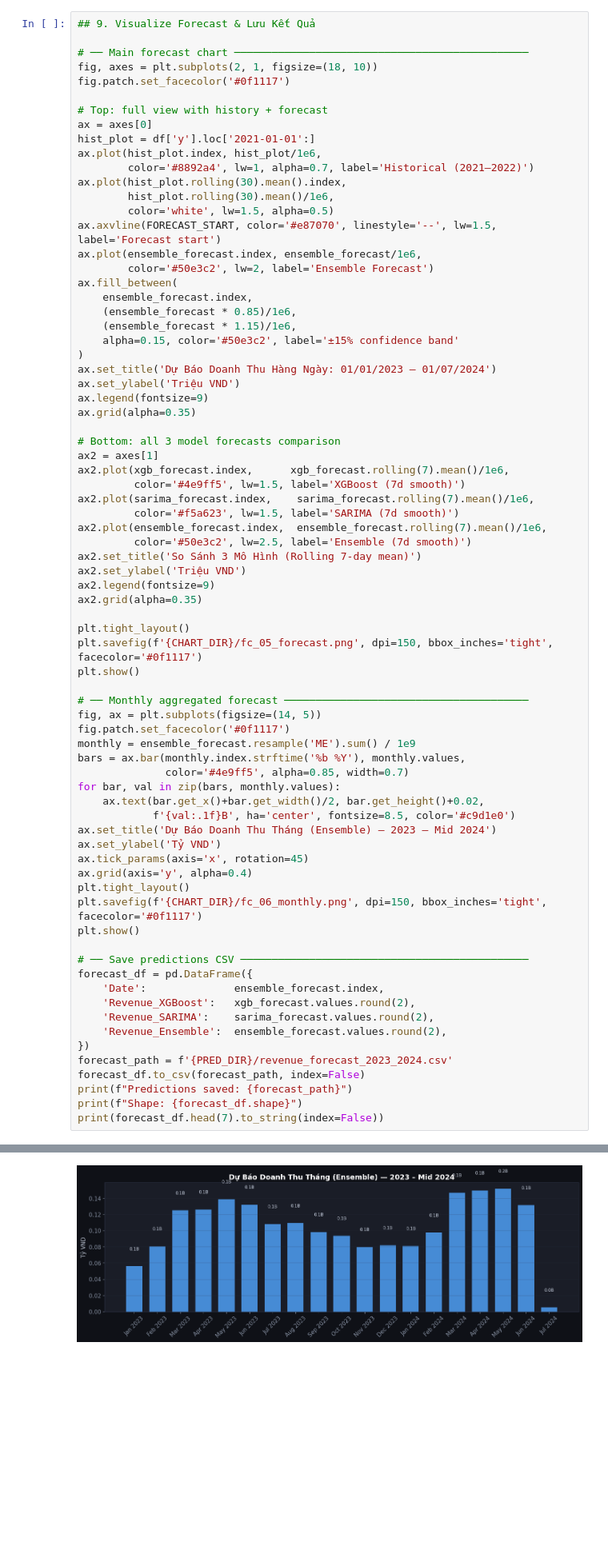
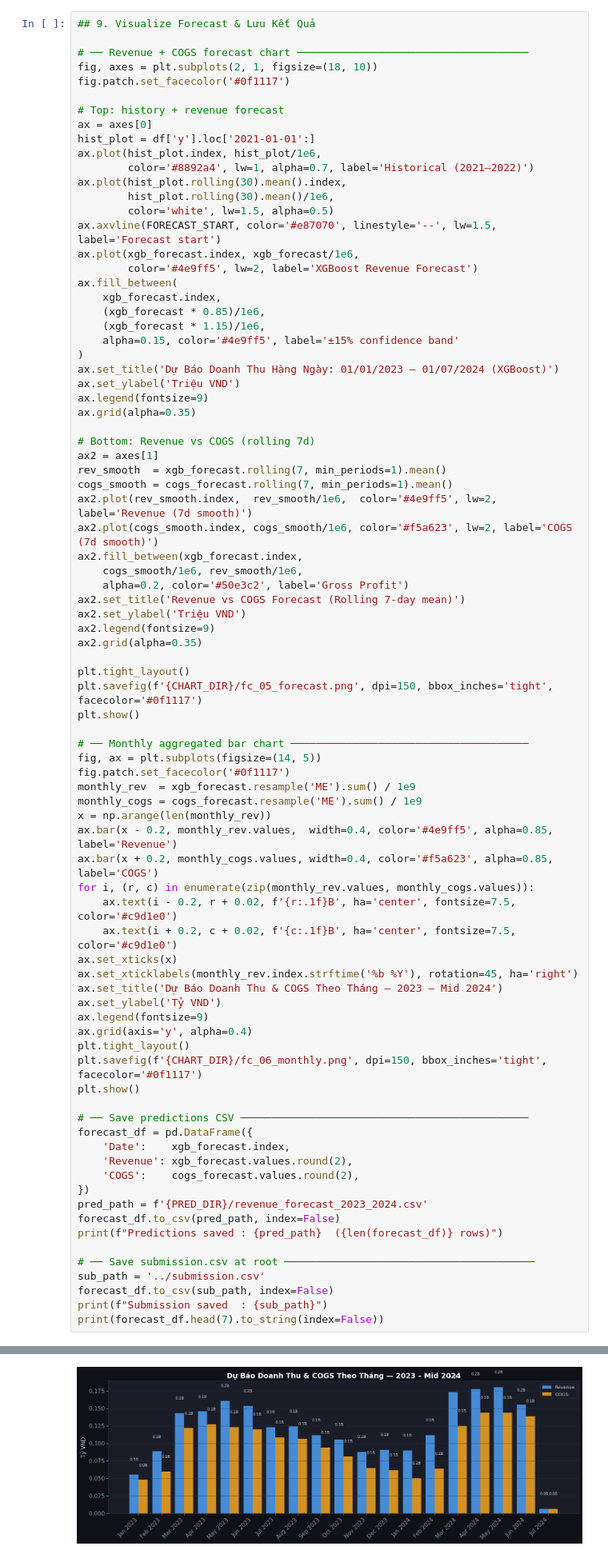
Before and after one commit to maulan1208/DATATHON_2026, a Jupyter notebook: notebooks/Revenue_Forecast.ipynb, the cells around one changed output, grey strips where cells are left out. Shown at 80% size. Drawn from its saved outputs; the diff is of its cells as text; blank space fills up the shorter version.

```diff
--- a/notebooks/Revenue_Forecast.ipynb
+++ b/notebooks/Revenue_Forecast.ipynb
@@ -470,11 +494,11 @@ Forecast complete. Revenue range:
 # %%
 ## 9. Visualize Forecast & Lưu Kết Quả
 
-# ── Main forecast chart ───────────────────────────────────────────────
+# ── Revenue + COGS forecast chart ─────────────────────────────────────
 fig, axes = plt.subplots(2, 1, figsize=(18, 10))
 fig.patch.set_facecolor('#0f1117')
 
-# Top: full view with history + forecast
+# Top: history + revenue forecast
 ax = axes[0]
 hist_plot = df['y'].loc['2021-01-01':]
 ax.plot(hist_plot.index, hist_plot/1e6,
@@ -483,28 +507,29 @@ ax.plot(hist_plot.rolling(30).mean().index,
         hist_plot.rolling(30).mean()/1e6,
         color='white', lw=1.5, alpha=0.5)
 ax.axvline(FORECAST_START, color='#e87070', linestyle='--', lw=1.5, label='Forecast start')
-ax.plot(ensemble_forecast.index, ensemble_forecast/1e6,
-        color='#50e3c2', lw=2, label='Ensemble Forecast')
+ax.plot(xgb_forecast.index, xgb_forecast/1e6,
+        color='#4e9ff5', lw=2, label='XGBoost Revenue Forecast')
 ax.fill_between(
-    ensemble_forecast.index,
-    (ensemble_forecast * 0.85)/1e6,
-    (ensemble_forecast * 1.15)/1e6,
-    alpha=0.15, color='#50e3c2', label='±15% confidence band'
+    xgb_forecast.index,
+    (xgb_forecast * 0.85)/1e6,
+    (xgb_forecast * 1.15)/1e6,
+    alpha=0.15, color='#4e9ff5', label='±15% confidence band'
 )
-ax.set_title('Dự Báo Doanh Thu Hàng Ngày: 01/01/2023 – 01/07/2024')
+ax.set_title('Dự Báo Doanh Thu Hàng Ngày: 01/01/2023 – 01/07/2024 (XGBoost)')
 ax.set_ylabel('Triệu VND')
 ax.legend(fontsize=9)
 ax.grid(alpha=0.35)
 
-# Bottom: all 3 model forecasts comparison
+# Bottom: Revenue vs COGS (rolling 7d)
 ax2 = axes[1]
-ax2.plot(xgb_forecast.index,      xgb_forecast.rolling(7).mean()/1e6,
-         color='#4e9ff5', lw=1.5, label='XGBoost (7d smooth)')
-ax2.plot(sarima_forecast.index,    sarima_forecast.rolling(7).mean()/1e6,
-         color='#f5a623', lw=1.5, label='SARIMA (7d smooth)')
-ax2.plot(ensemble_forecast.index,  ensemble_forecast.rolling(7).mean()/1e6,
-         color='#50e3c2', lw=2.5, label='Ensemble (7d smooth)')
-ax2.set_title('So Sánh 3 Mô Hình (Rolling 7-day mean)')
+rev_smooth  = xgb_forecast.rolling(7, min_periods=1).mean()
+cogs_smooth = cogs_forecast.rolling(7, min_periods=1).mean()
+ax2.plot(rev_smooth.index,  rev_smooth/1e6,  color='#4e9ff5', lw=2, label='Revenue (7d smooth)')
+ax2.plot(cogs_smooth.index, cogs_smooth/1e6, color='#f5a623', lw=2, label='COGS (7d smooth)')
+ax2.fill_between(xgb_forecast.index,
+    cogs_smooth/1e6, rev_smooth/1e6,
+    alpha=0.2, color='#50e3c2', label='Gross Profit')
+ax2.set_title('Revenue vs COGS Forecast (Rolling 7-day mean)')
 ax2.set_ylabel('Triệu VND')
 ax2.legend(fontsize=9)
 ax2.grid(alpha=0.35)
@@ -513,18 +538,22 @@ plt.tight_layout()
 plt.savefig(f'{CHART_DIR}/fc_05_forecast.png', dpi=150, bbox_inches='tight', facecolor='#0f1117')
 plt.show()
 
-# ── Monthly aggregated forecast ───────────────────────────────────────
+# ── Monthly aggregated bar chart ──────────────────────────────────────
 fig, ax = plt.subplots(figsize=(14, 5))
 fig.patch.set_facecolor('#0f1117')
-monthly = ensemble_forecast.resample('ME').sum() / 1e9
-bars = ax.bar(monthly.index.strftime('%b %Y'), monthly.values,
-              color='#4e9ff5', alpha=0.85, width=0.7)
-for bar, val in zip(bars, monthly.values):
-    ax.text(bar.get_x()+bar.get_width()/2, bar.get_height()+0.02,
-            f'{val:.1f}B', ha='center', fontsize=8.5, color='#c9d1e0')
-ax.set_title('Dự Báo Doanh Thu Tháng (Ensemble) — 2023 – Mid 2024')
+monthly_rev  = xgb_forecast.resample('ME').sum() / 1e9
+monthly_cogs = cogs_forecast.resample('ME').sum() / 1e9
+x = np.arange(len(monthly_rev))
+ax.bar(x - 0.2, monthly_rev.values,  width=0.4, color='#4e9ff5', alpha=0.85, label='Revenue')
+ax.bar(x + 0.2, monthly_cogs.values, width=0.4, color='#f5a623', alpha=0.85, label='COGS')
+for i, (r, c) in enumerate(zip(monthly_rev.values, monthly_cogs.values)):
+    ax.text(i - 0.2, r + 0.02, f'{r:.1f}B', ha='center', fontsize=7.5, color='#c9d1e0')
+    ax.text(i + 0.2, c + 0.02, f'{c:.1f}B', ha='center', fontsize=7.5, color='#c9d1e0')
+ax.set_xticks(x)
+ax.set_xticklabels(monthly_rev.index.strftime('%b %Y'), rotation=45, ha='right')
+ax.set_title('Dự Báo Doanh Thu & COGS Theo Tháng — 2023 – Mid 2024')
 ax.set_ylabel('Tỷ VND')
-ax.tick_params(axis='x', rotation=45)
+ax.legend(fontsize=9)
 ax.grid(axis='y', alpha=0.4)
 plt.tight_layout()
 plt.savefig(f'{CHART_DIR}/fc_06_monthly.png', dpi=150, bbox_inches='tight', facecolor='#0f1117')
@@ -532,14 +561,17 @@ plt.show()
 
 # ── Save predictions CSV ──────────────────────────────────────────────
 forecast_df = pd.DataFrame({
-    'Date':              ensemble_forecast.index,
-    'Revenue_XGBoost':   xgb_forecast.values.round(2),
-    'Revenue_SARIMA':    sarima_forecast.values.round(2),
-    'Revenue_Ensemble':  ensemble_forecast.values.round(2),
+    'Date':    xgb_forecast.index,
+    'Revenue': xgb_forecast.values.round(2),
+    'COGS':    cogs_forecast.values.round(2),
 })
-forecast_path = f'{PRED_DIR}/revenue_forecast_2023_2024.csv'
-forecast_df.to_csv(forecast_path, index=False)
-print(f"Predictions saved: {forecast_path}")
-print(f"Shape: {forecast_df.shape}")
+pred_path = f'{PRED_DIR}/revenue_forecast_2023_2024.csv'
+forecast_df.to_csv(pred_path, index=False)
+print(f"Predictions saved : {pred_path}  ({len(forecast_df)} rows)")
+
+# ── Save submission.csv at root ────────────────────────────────────────
+sub_path = '../submission.csv'
+forecast_df.to_csv(sub_path, index=False)
+print(f"Submission saved  : {sub_path}")
 print(forecast_df.head(7).to_string(index=False))
 # %% [output]
@@ -547 +579 @@ print(forecast_df.head(7).to_string(index=False))
-[figure, old version]
+[figure, new version]
```
Also changed, not shown: parts of 5 cells of this notebook, 8 other files.
